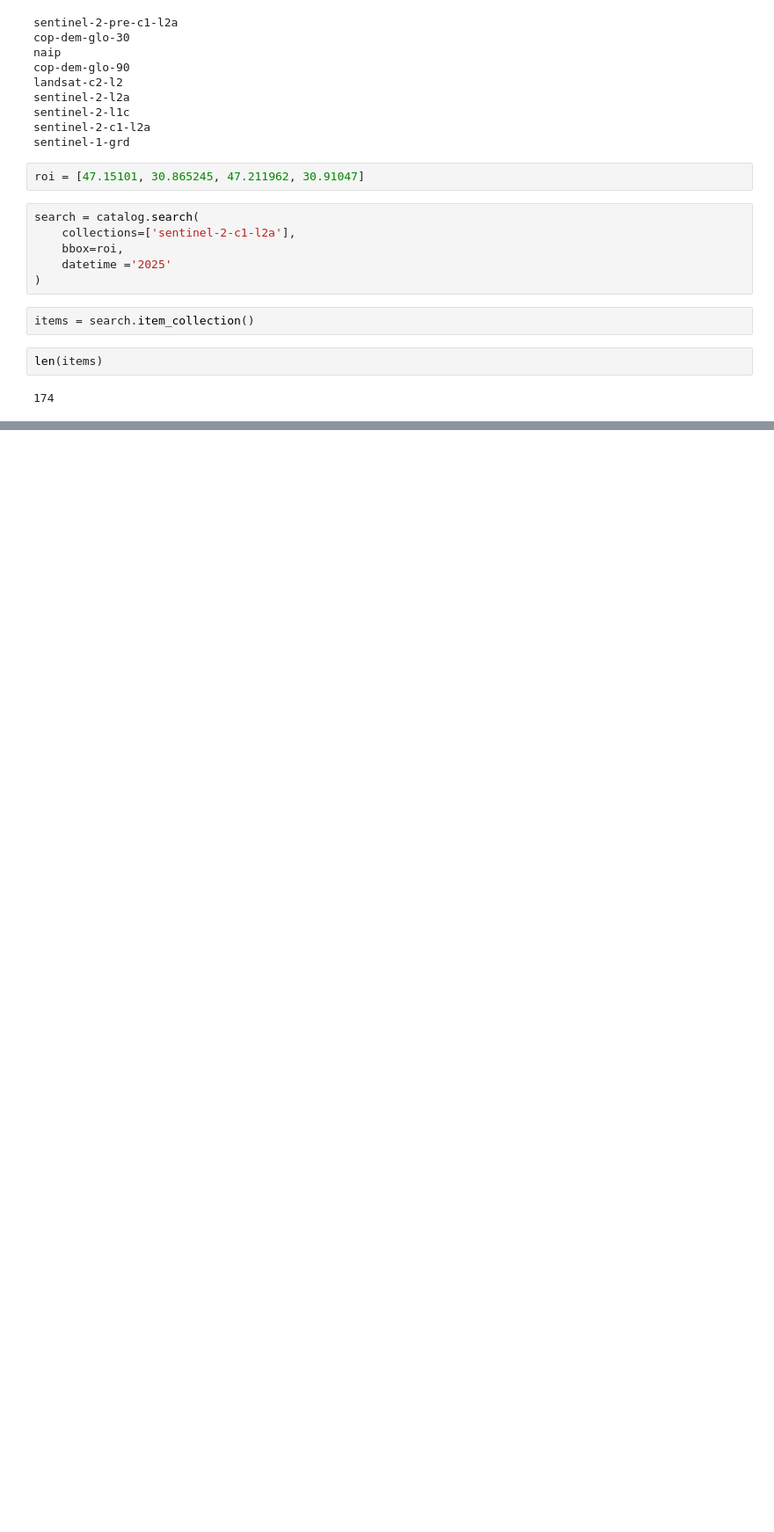
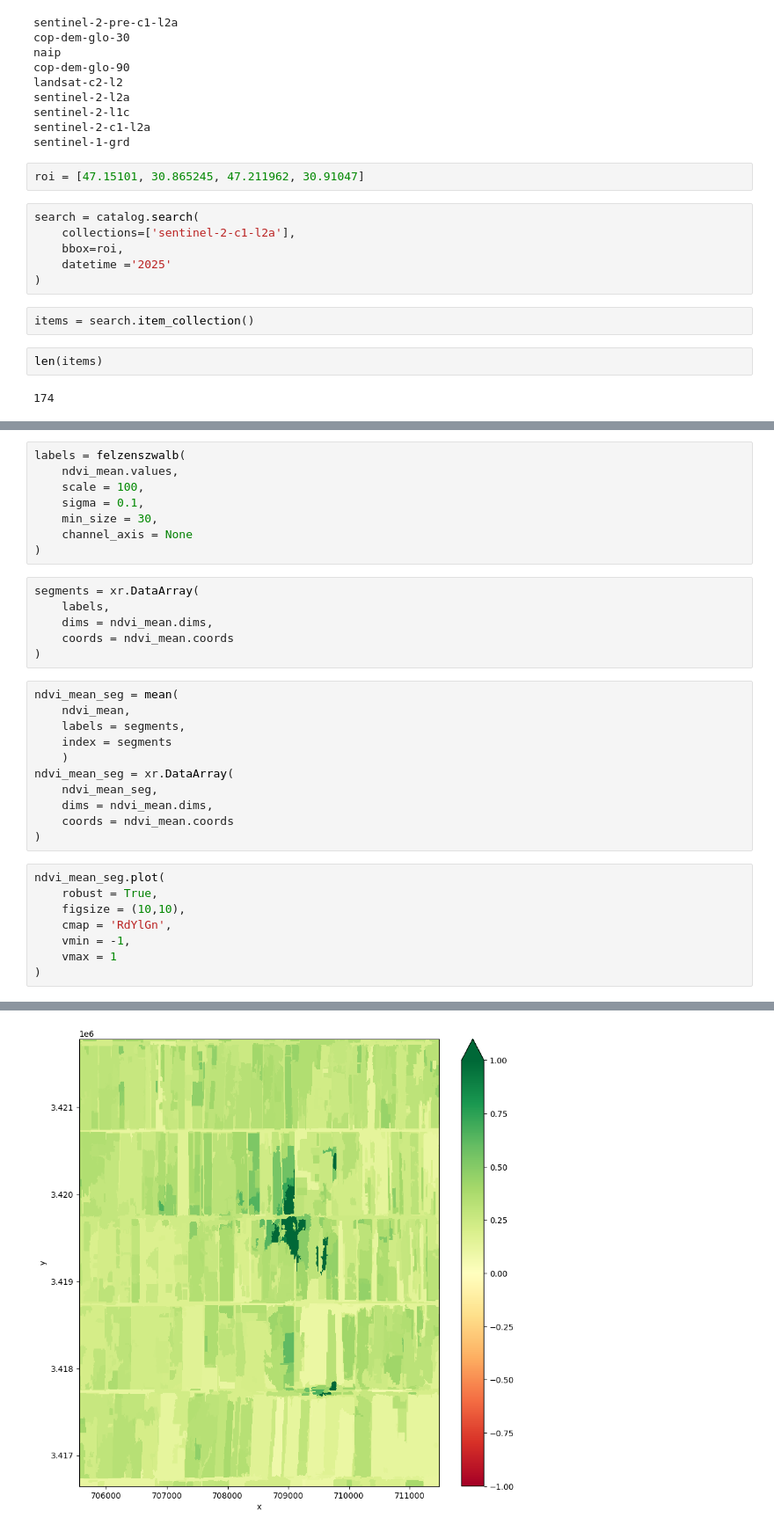
Before and after one commit to Thaer-F-Ali/Pystac_Sentinal2_CropDetection, a Jupyter notebook: PySTAC_Sentinal_2_Crop_Segementation.ipynb, the cells around one changed output, grey strips where cells are left out. Shown at 88% size. Cells and saved outputs as stored; diff of their text form; blank space fills up the shorter version.

```diff
--- a/PySTAC_Sentinal_2_Crop_Segementation.ipynb
+++ b/PySTAC_Sentinal_2_Crop_Segementation.ipynb
@@ -37,0 +172,34 @@ len(items)
+# %%
+labels = felzenszwalb(
+    ndvi_mean.values,
+    scale = 100,
+    sigma = 0.1,
+    min_size = 30,
+    channel_axis = None
+)
+# %%
+segments = xr.DataArray(
+    labels,
+    dims = ndvi_mean.dims,
+    coords = ndvi_mean.coords
+)
+# %%
+ndvi_mean_seg = mean(
+    ndvi_mean,
+    labels = segments,
+    index = segments
+    )
+ndvi_mean_seg = xr.DataArray(
+    ndvi_mean_seg,
+    dims = ndvi_mean.dims,
+    coords = ndvi_mean.coords
+)
+# %%
+ndvi_mean_seg.plot(
+    robust = True,
+    figsize = (10,10),
+    cmap = 'RdYlGn',
+    vmin = -1,
+    vmax = 1
+)
+# %% [output]
@@ -37,0 +207 @@ len(items)
+[figure, added]
```
Also changed, not shown: parts of 24 cells of this notebook.
